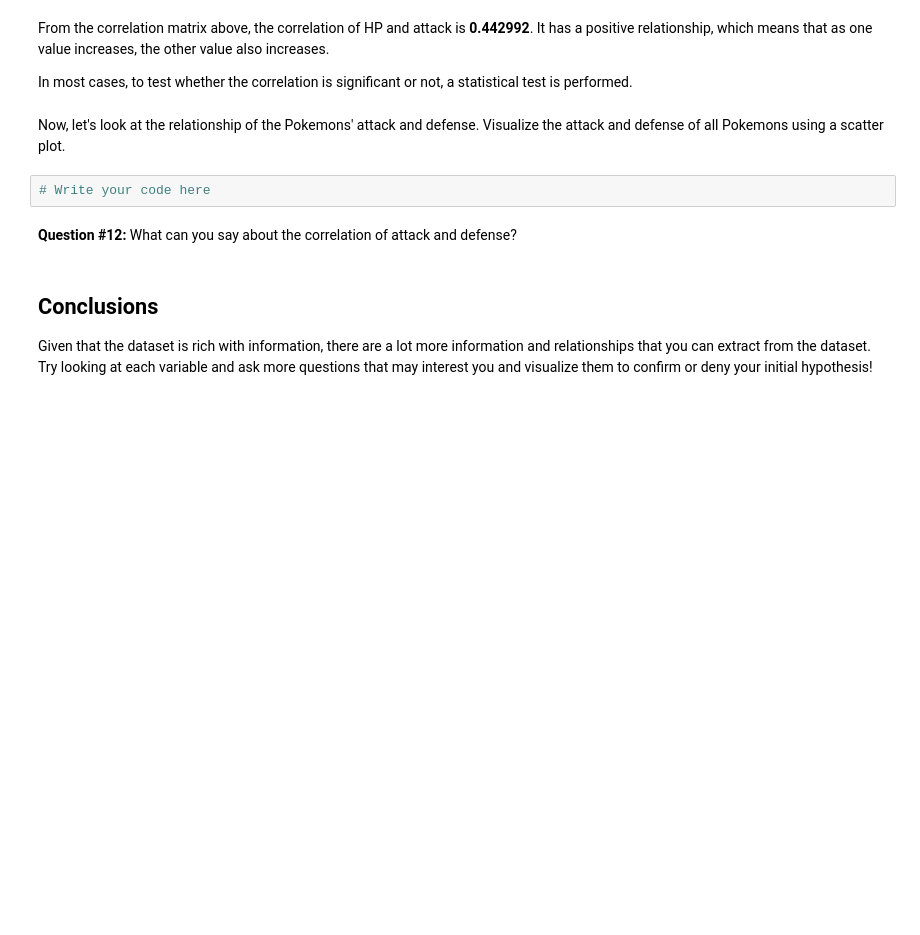
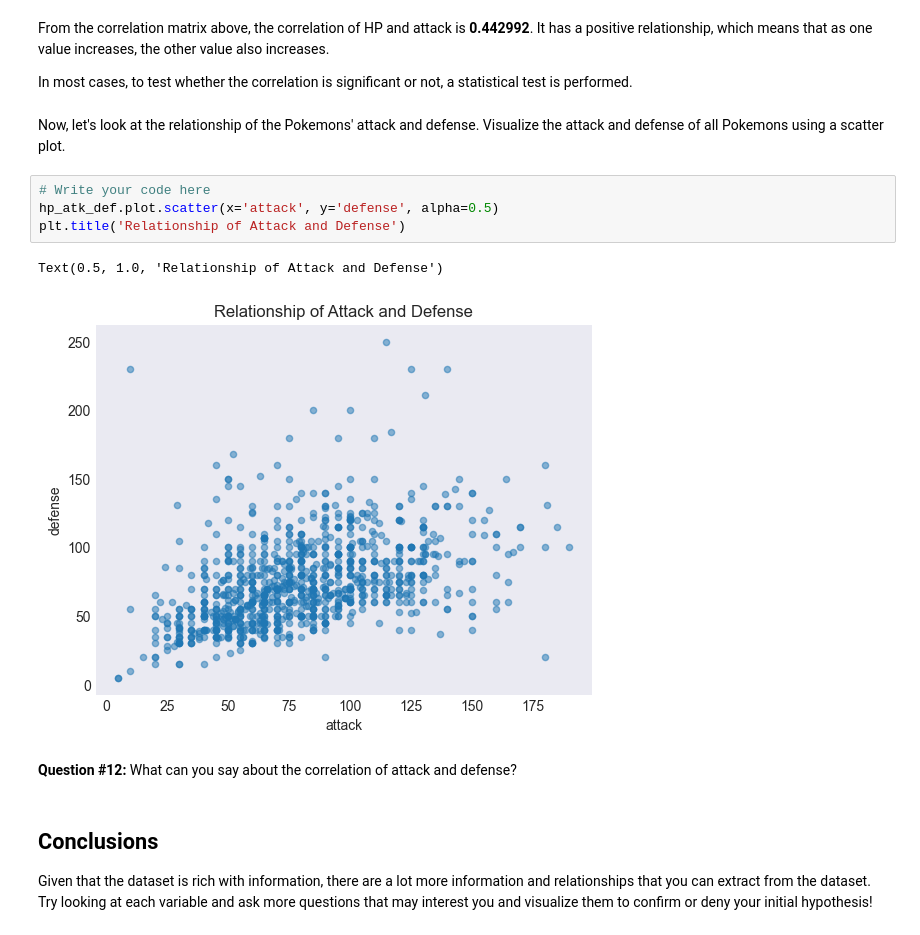
Before and after one commit to lonebono/CSMODEL, a Jupyter notebook: 4 - Exploring Pokemon Data - Blank.ipynb, the cells around one changed output. Saved outputs shown, nothing was run; the diff lists cells and outputs as text; blank space fills up the shorter version.

```diff
--- a/4 - Exploring Pokemon Data - Blank.ipynb
+++ b/4 - Exploring Pokemon Data - Blank.ipynb
@@ -305,8 +605,13 @@ From the correlation matrix above, the correlation of HP and attack is **0.44299
 In most cases, to test whether the correlation is significant or not, a statistical test is performed.
 # %% [markdown]
 Now, let's look at the relationship of the Pokemons' attack and defense. Visualize the attack and defense of all Pokemons using a scatter plot.
-# %%
-# Write your code here
+# %%
+# Write your code here
+hp_atk_def.plot.scatter(x='attack', y='defense', alpha=0.5)
+plt.title('Relationship of Attack and Defense')
+# %% [output]
+Text(0.5, 1.0, 'Relationship of Attack and Defense')
+[figure, added]
 # %% [markdown]
 **Question #12:** What can you say about the correlation of attack and defense?
 # %% [markdown]
```
Also changed, not shown: parts of 32 cells of this notebook.
